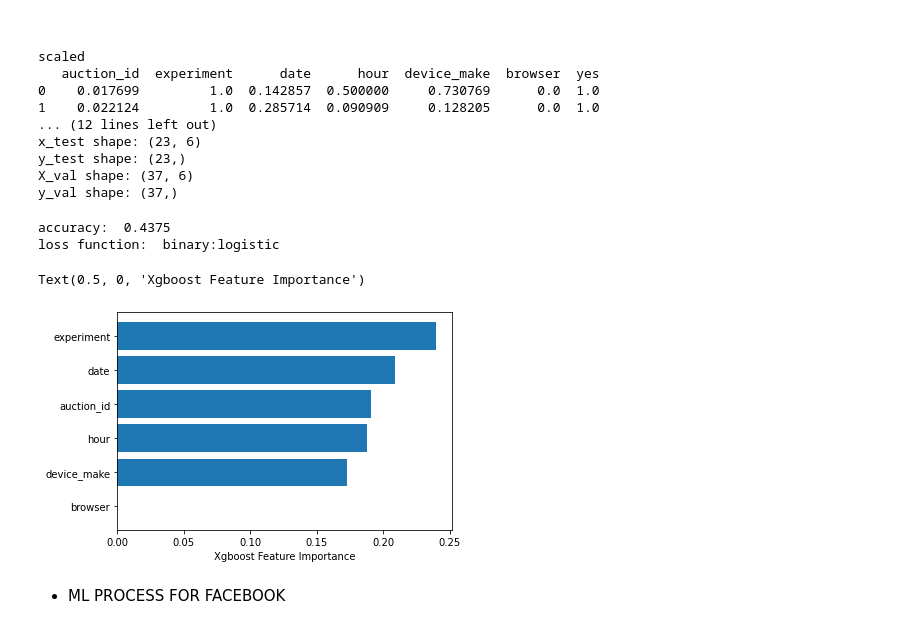
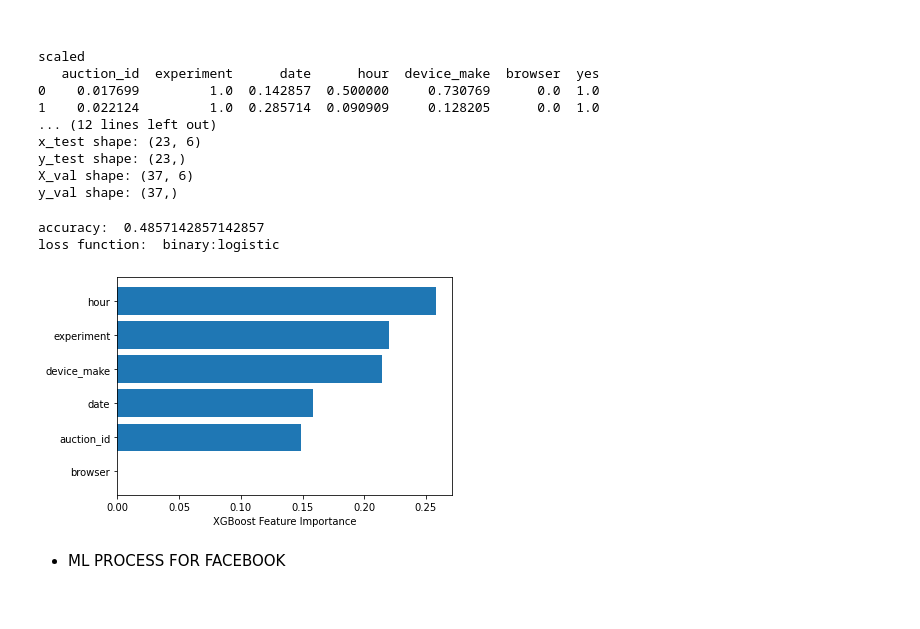
Before and after one commit to sel6/abtest-mlops, a Jupyter notebook: notebooks/ml_modelling.ipynb, the cells around one changed output. Drawn from its saved outputs; the diff is of its cells as text; code cells hidden in the pictures.

```diff
--- a/notebooks/ml_modelling.ipynb
+++ b/notebooks/ml_modelling.ipynb
@@ -176,7 +171,7 @@ Text(0.5, 0, 'Xgboost Feature Importance')
 # %% [markdown]
 * ML PROCESS FOR CHROME MOBILE VIEWER
 # %%
-sets = pipe_1.fit_transform(chrome_mob_wv)
+sets1 = pipe_1.fit_transform(chrome_mob_wv)
 # %% [output]
    auction_id  experiment  date  hour  device_make  browser  yes
 0           4           1     1    11           57        0    1
@@ -196,29 +191,13 @@ y_test shape: (23,)
 X_val shape: (37, 6)
 y_val shape: (37,)
 # %%
-#generate model
-model = MO.xgb(sets[0], sets[1], sets[2], sets[3])
-
-
-# Then predict results from X_test data
-pred_xgb = model.predict(sets[2])
-
-
-accuracy = accuracy_score(pred_xgb, sets[3])
-print("accuracy: ", accuracy)
-
-print("loss function: ", model.objective)
-
-#feat_imp = pd.Series(model.feature_importances_).sort_values(ascending=False)
-sorted_idx = model.feature_importances_.argsort()
-columns = np.array(chrome_mob_wv.columns.to_list()[:6])
-plt.barh(columns[sorted_idx], model.feature_importances_[sorted_idx])
-plt.xlabel("Xgboost Feature Importance")
+#generate model for chrome web mobile view
+model1 = MO.xgb(sets1[0], sets1[1], sets1[2], sets1[3])
+evaluate_model(model1, chrome_mob_wv, sets[2], sets[3], "XGBoost")
 # %% [output]
-accuracy:  0.4375
+accuracy:  0.4857142857142857
 loss function:  binary:logistic
-Text(0.5, 0, 'Xgboost Feature Importance')
-[figure, old version]
+[figure, new version]
 # %% [markdown]
 * ML PROCESS FOR FACEBOOK
 # %%
```
Also changed, not shown: parts of 10 cells of this notebook.
